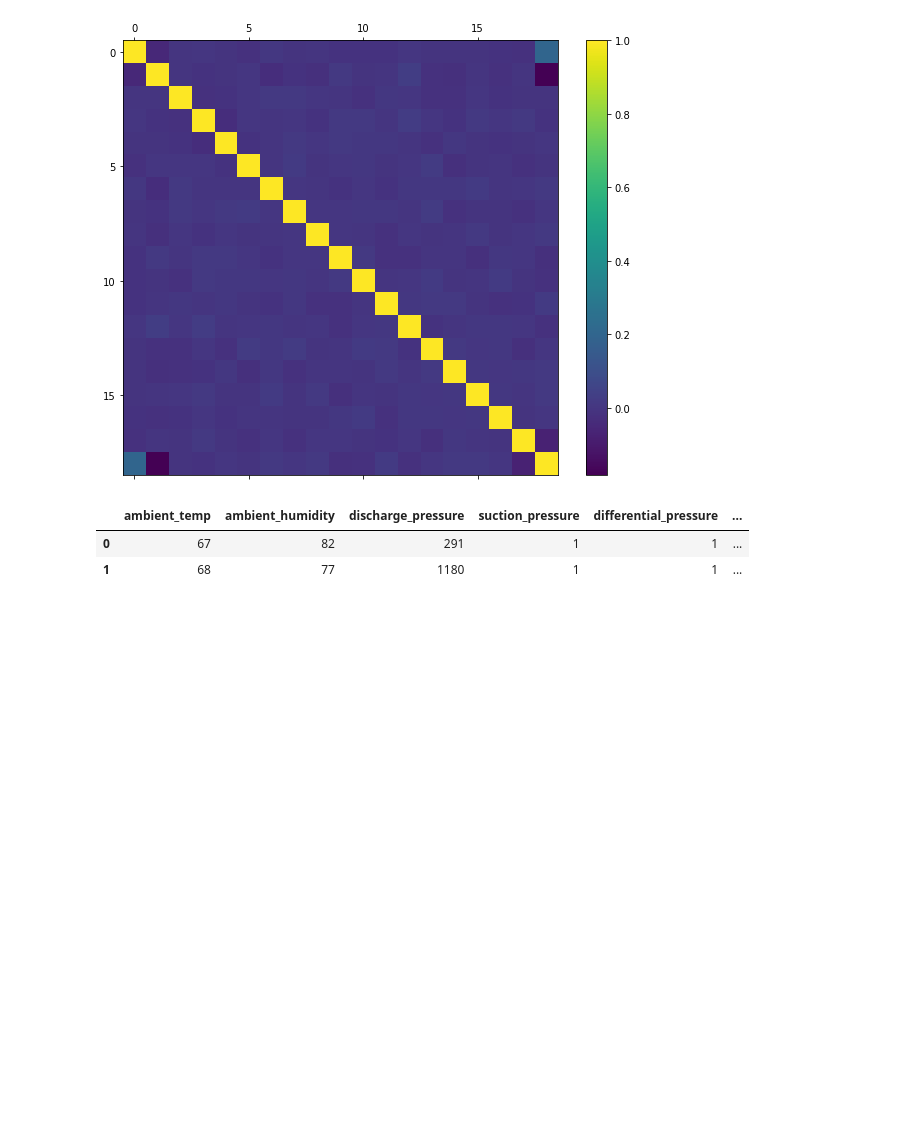
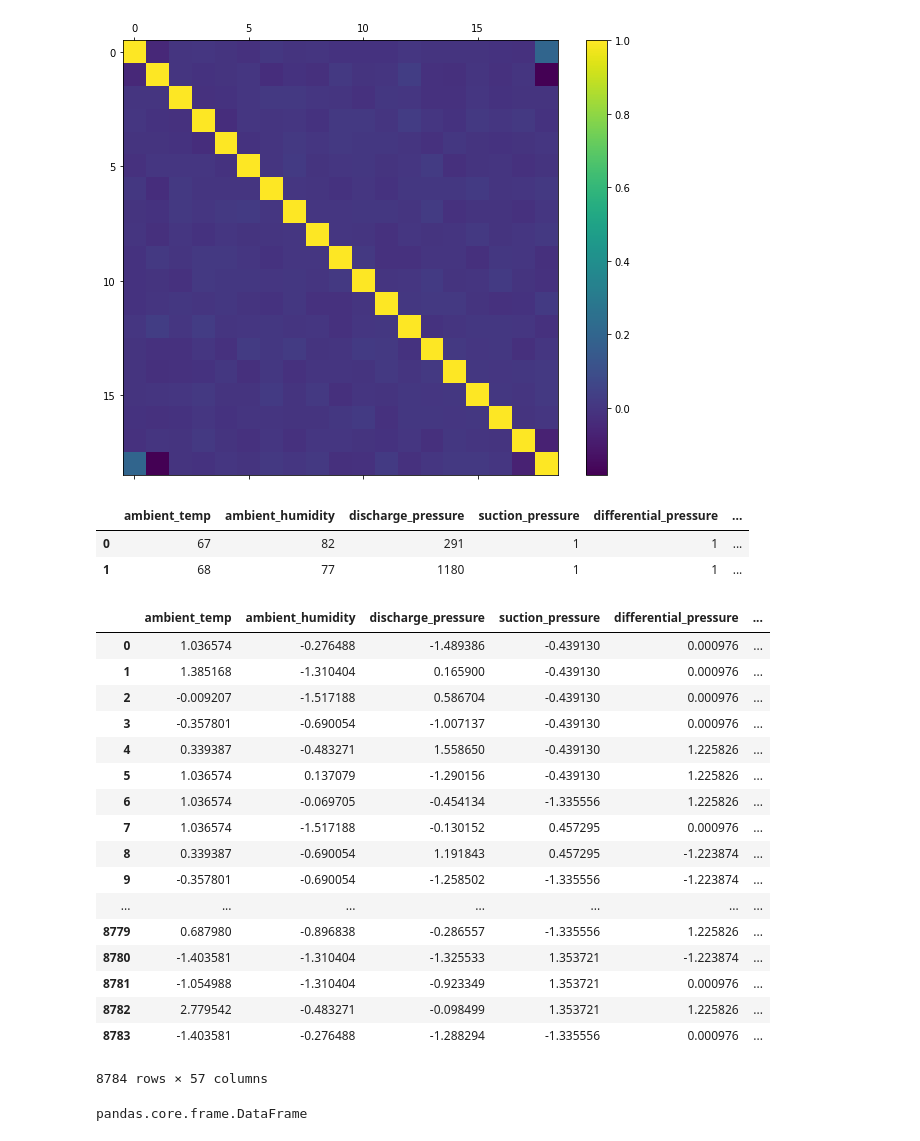
Before and after one commit to kurtrm/predicting_equipment_failure, a Jupyter notebook: notebooks/equipment_failure_notebook.ipynb, the cells around one changed output. Drawn from its saved outputs; the diff is of its cells as text; code cells hidden in the pictures; blank space fills up the shorter version.

```diff
--- a/notebooks/equipment_failure_notebook.ipynb
+++ b/notebooks/equipment_failure_notebook.ipynb
@@ -223,27 +223,28 @@ sans_labels.loc[:1, 'ambient_temp': 'Hours Since Previous Failure']
 |  | ambient_temp | ambient_humidity | discharge_pressure | suction_pressure | differential_pressure | ... |
 | 0 | 67 | 82 | 291 | 1 | 1 | ... |
 | 1 | 68 | 77 | 1180 | 1 | 1 | ... |
-# %%
-from typing import List
-
-class EquipmentScaler(BaseEstimator, TransformerMixin):
-    """
-    Scaler meant to except columns from the equipment
-    data set.
-    """
-    def __init__(self, attr_names: List) -> None:
-        """
-        Constructor takes a list of column headers
-        to be passed into the dataframe.
-        """
-        self.attr_names = attr_names
-
-    def fit(self, X):
-        return self
-
-    def transform(self, X):
-        scaler = StandardScaler()
-        X[self.attr_names] = scaler.fit_transform(X[self.attr_names].values)
-        return X
 # %%
-EquipmentScaler(['ambient_temp', 'ambient_humidity', 'discharge_pressure', 'suction_pressure','differential_pressure','rotor_temperature', 'packing_leakage_rate', 'axial_bearing_temp', 'horizontal_bearing_temp','frequency', 'noise', voltage	current	speed	system_pressure	suction_fluid_temperature	discharge_fluid_temperature	Hours Since Previous Failure']).fit_transform(sans_labels.v)
+EquipmentScaler(['ambient_temp', 'ambient_humidity', 'discharge_pressure', 'suction_pressure','differential_pressure','rotor_temperature', 'packing_leakage_rate', 'axial_bearing_temp', 'horizontal_bearing_temp','frequency', 'noise', 'voltage', 'current', 'speed', 'system_pressure','suction_fluid_temperature', 'discharge_fluid_temperature', 'Hours Since Previous Failure']).fit_transform(sans_labels.copy())
+# %% [output]
+|  | ambient_temp | ambient_humidity | discharge_pressure | suction_pressure | differential_pressure | ... |
+| 0 | 1.036574 | -0.276488 | -1.489386 | -0.439130 | 0.000976 | ... |
+| 1 | 1.385168 | -1.310404 | 0.165900 | -0.439130 | 0.000976 | ... |
+| 2 | -0.009207 | -1.517188 | 0.586704 | -0.439130 | 0.000976 | ... |
+| 3 | -0.357801 | -0.690054 | -1.007137 | -0.439130 | 0.000976 | ... |
+| 4 | 0.339387 | -0.483271 | 1.558650 | -0.439130 | 1.225826 | ... |
+| 5 | 1.036574 | 0.137079 | -1.290156 | -0.439130 | 1.225826 | ... |
+| 6 | 1.036574 | -0.069705 | -0.454134 | -1.335556 | 1.225826 | ... |
+| 7 | 1.036574 | -1.517188 | -0.130152 | 0.457295 | 0.000976 | ... |
+| 8 | 0.339387 | -0.690054 | 1.191843 | 0.457295 | -1.223874 | ... |
+| 9 | -0.357801 | -0.690054 | -1.258502 | -1.335556 | -1.223874 | ... |
+| ... | ... | ... | ... | ... | ... | ... |
+| 8779 | 0.687980 | -0.896838 | -0.286557 | -1.335556 | 1.225826 | ... |
+| 8780 | -1.403581 | -1.310404 | -1.325533 | 1.353721 | -1.223874 | ... |
+| 8781 | -1.054988 | -1.310404 | -0.923349 | 1.353721 | 0.000976 | ... |
+| 8782 | 2.779542 | -0.483271 | -0.098499 | 1.353721 | 1.225826 | ... |
+| 8783 | -1.403581 | -0.276488 | -1.288294 | -1.335556 | 0.000976 | ... |
+8784 rows × 57 columns
+# %%
+type(sans_labels)
+# %% [output]
+pandas.core.frame.DataFrame
```
Also changed, not shown: 1 other file.
